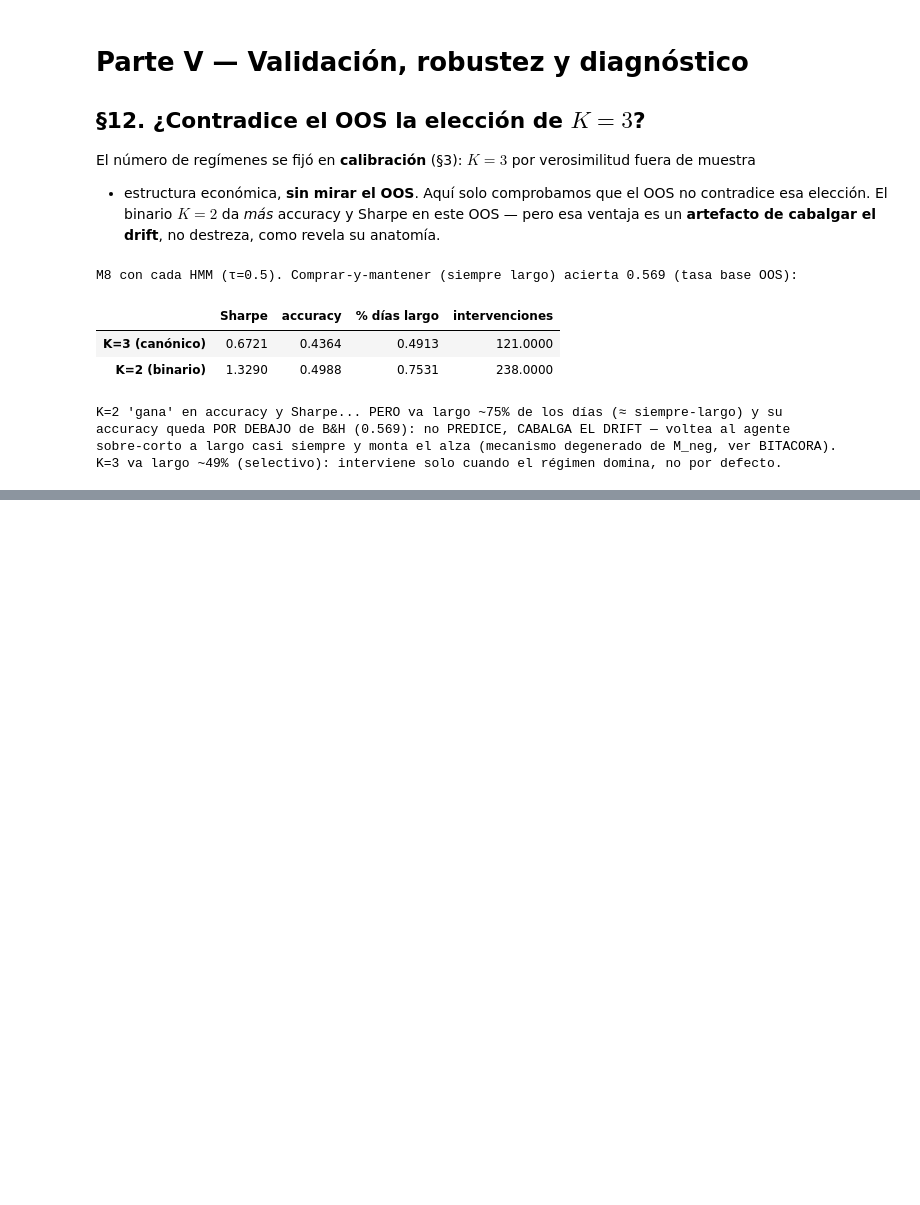
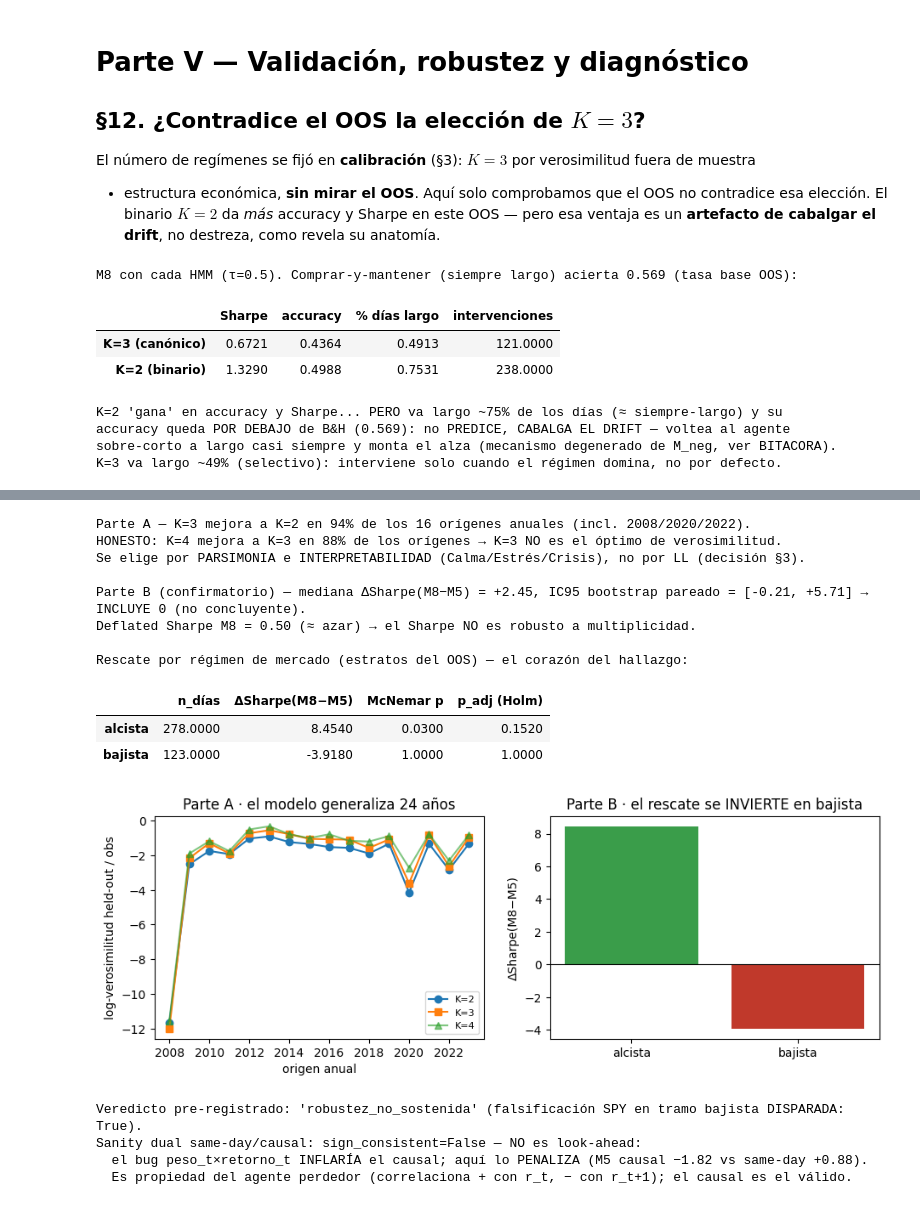
Before and after one commit to RaquelGarciah/Real-time-statistical-supervision-of-an-AI-trading-agent, a Jupyter notebook: notebooks/strata_canonical.ipynb, the cells around one changed output, grey strips where cells are left out. Saved outputs shown, nothing was run; the diff lists cells and outputs as text; code cells hidden in the pictures; blank space fills up the shorter version.

```diff
--- a/notebooks/strata_canonical.ipynb
+++ b/notebooks/strata_canonical.ipynb
@@ -1685,0 +1696,67 @@ límites, hipótesis y reproducibilidad).*
+# %%
+import json
+import matplotlib.pyplot as plt
+
+wf = json.load(open("outputs/experiments/walkforward_robustez.json"))
+
+# --- Parte A: verosimilitud held-out por origen y K (modelo, 24 años) ---
+pa = pd.DataFrame(wf["part_a"]["heldout_ll"]["per_origin_K"])
+piv = pa.pivot(index="origin", columns="K", values="ll_por_obs")
+k3_dom = wf["part_a"]["heldout_ll"]["k3_domina_frac"]
+k4_dom = float((piv[4] > piv[3]).mean())
+print(f"Parte A — K=3 mejora a K=2 en {k3_dom:.0%} de los {len(piv)} orígenes anuales (incl. 2008/2020/2022).")
+print(f"HONESTO: K=4 mejora a K=3 en {k4_dom:.0%} de los orígenes → K=3 NO es el óptimo de verosimilitud.")
+print("Se elige por PARSIMONIA e INTERPRETABILIDAD (Calma/Estrés/Crisis), no por LL (decisión §3).")
+
+# --- Parte B confirmatorio + Deflated Sharpe ---
+cb = wf["part_b_confirmatory"]; ci = cb["ci95_boot"]
+incl0 = ci["low"] <= 0 <= ci["high"]
+print(f"\nParte B (confirmatorio) — mediana ΔSharpe(M8−M5) = {cb['median_delta_sharpe']:+.2f}, "
+      f"IC95 bootstrap pareado = [{ci['low']:+.2f}, {ci['high']:+.2f}] → {'INCLUYE 0 (no concluyente)' if incl0 else 'excluye 0'}.")
+print(f"Deflated Sharpe M8 = {wf['deflated_sharpe_m8']['dsr']:.2f} (≈ azar) → el Sharpe NO es robusto a multiplicidad.")
+
+# --- Estratos por signo del drift + corrección de Holm ---
+dr = wf["stratified_mcnemar"]["drift"]; holm = wf["stratified_mcnemar"]["holm_bonferroni"]
+estr = pd.DataFrame({
+    "alcista": {"n_días": dr["alcista"]["n_obs"], "ΔSharpe(M8−M5)": dr["alcista"]["median_delta_sharpe"],
+                "McNemar p": dr["alcista"]["mcnemar_p"], "p_adj (Holm)": holm["drift_alcista"]["p_adj"]},
+    "bajista": {"n_días": dr["bajista"]["n_obs"], "ΔSharpe(M8−M5)": dr["bajista"]["median_delta_sharpe"],
+                "McNemar p": dr["bajista"]["mcnemar_p"], "p_adj (Holm)": holm["drift_bajista"]["p_adj"]},
+}).T
+print("\nRescate por régimen de mercado (estratos del OOS) — el corazón del hallazgo:")
+display(estr.round(3))
+
+fig, ax = plt.subplots(1, 2, figsize=(11, 3.4))
+for K, mk in zip((2, 3, 4), ("o-", "s-", "^-")):
+    ax[0].plot(piv.index, piv[K], mk, label=f"K={K}", alpha=0.6 if K == 4 else 1.0)
+ax[0].set_xlabel("origen anual"); ax[0].set_ylabel("log-verosimilitud held-out / obs")
+ax[0].set_title("Parte A · el modelo generaliza 24 años"); ax[0].legend(fontsize=8)
+ax[1].bar(["alcista", "bajista"], [dr["alcista"]["median_delta_sharpe"], dr["bajista"]["median_delta_sharpe"]],
+          color=["#3a9d4a", "#c0392b"])
+ax[1].axhline(0, color="k", lw=0.8); ax[1].set_ylabel("ΔSharpe(M8−M5)")
+ax[1].set_title("Parte B · el rescate se INVIERTE en bajista")
+plt.show()
+
+v = wf["verdict"]
+print(f"\nVeredicto pre-registrado: '{v['composicion']}' "
+      f"(falsificación SPY en tramo bajista DISPARADA: {v['falsif_spy_estrato_bajista']}).")
+print(f"Sanity dual same-day/causal: sign_consistent={wf['sanity_dual']['sign_consistent']} — NO es look-ahead:")
+print("  el bug peso_t×retorno_t INFLARÍA el causal; aquí lo PENALIZA (M5 causal −1.82 vs same-day +0.88).")
+print("  Es propiedad del agente perdedor (correlaciona + con r_t, − con r_t+1); el causal es el válido.")
+# %% [output]
+Parte A — K=3 mejora a K=2 en 94% de los 16 orígenes anuales (incl. 2008/2020/2022).
+HONESTO: K=4 mejora a K=3 en 88% de los orígenes → K=3 NO es el óptimo de verosimilitud.
+Se elige por PARSIMONIA e INTERPRETABILIDAD (Calma/Estrés/Crisis), no por LL (decisión §3).
+
+Parte B (confirmatorio) — mediana ΔSharpe(M8−M5) = +2.45, IC95 bootstrap pareado = [-0.21, +5.71] → INCLUYE 0 (no concluyente).
+Deflated Sharpe M8 = 0.50 (≈ azar) → el Sharpe NO es robusto a multiplicidad.
+
+Rescate por régimen de mercado (estratos del OOS) — el corazón del hallazgo:
+|  | n_días | ΔSharpe(M8−M5) | McNemar p | p_adj (Holm) |
+| alcista | 278.0000 | 8.4540 | 0.0300 | 0.1520 |
+| bajista | 123.0000 | -3.9180 | 1.0000 | 1.0000 |
+[figure, added]
+Veredicto pre-registrado: 'robustez_no_sostenida' (falsificación SPY en tramo bajista DISPARADA: True).
+Sanity dual same-day/causal: sign_consistent=False — NO es look-ahead:
+  el bug peso_t×retorno_t INFLARÍA el causal; aquí lo PENALIZA (M5 causal −1.82 vs same-day +0.88).
+  Es propiedad del agente perdedor (correlaciona + con r_t, − con r_t+1); el causal es el válido.
```
Also changed, not shown: parts of 8 cells of this notebook, 5 other files.
